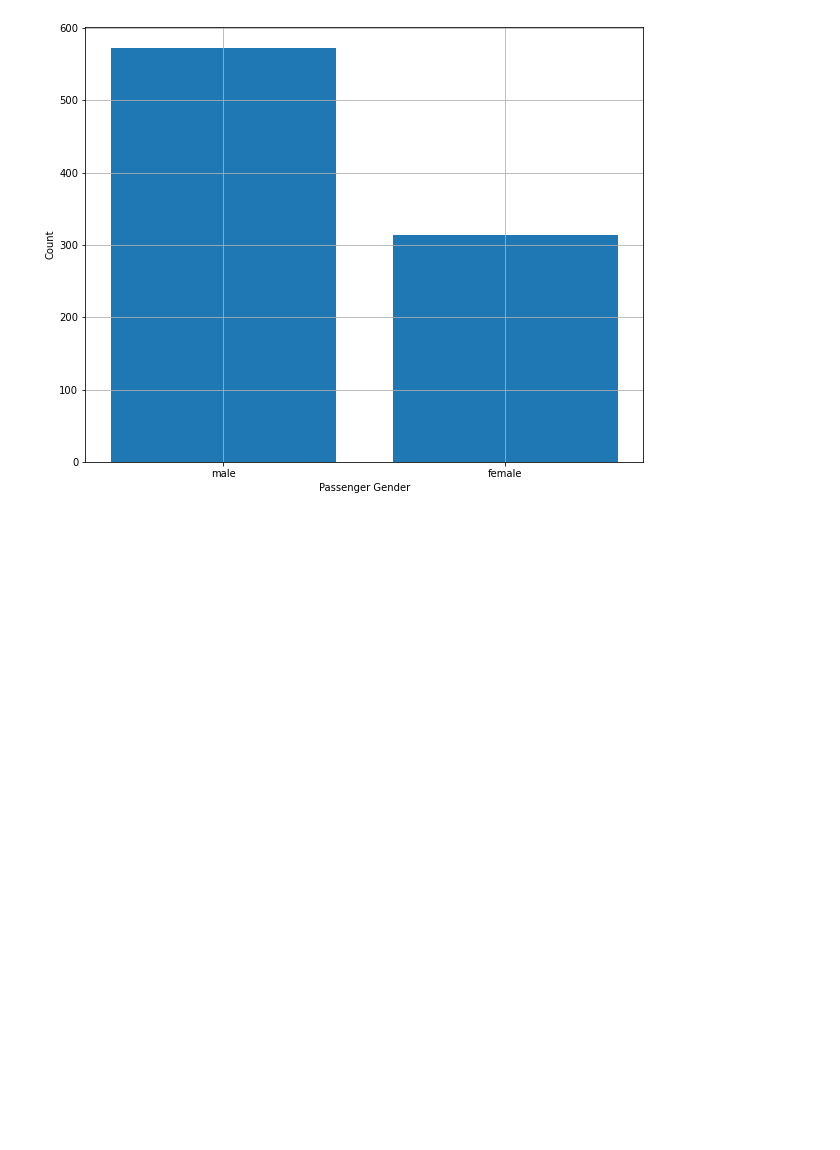
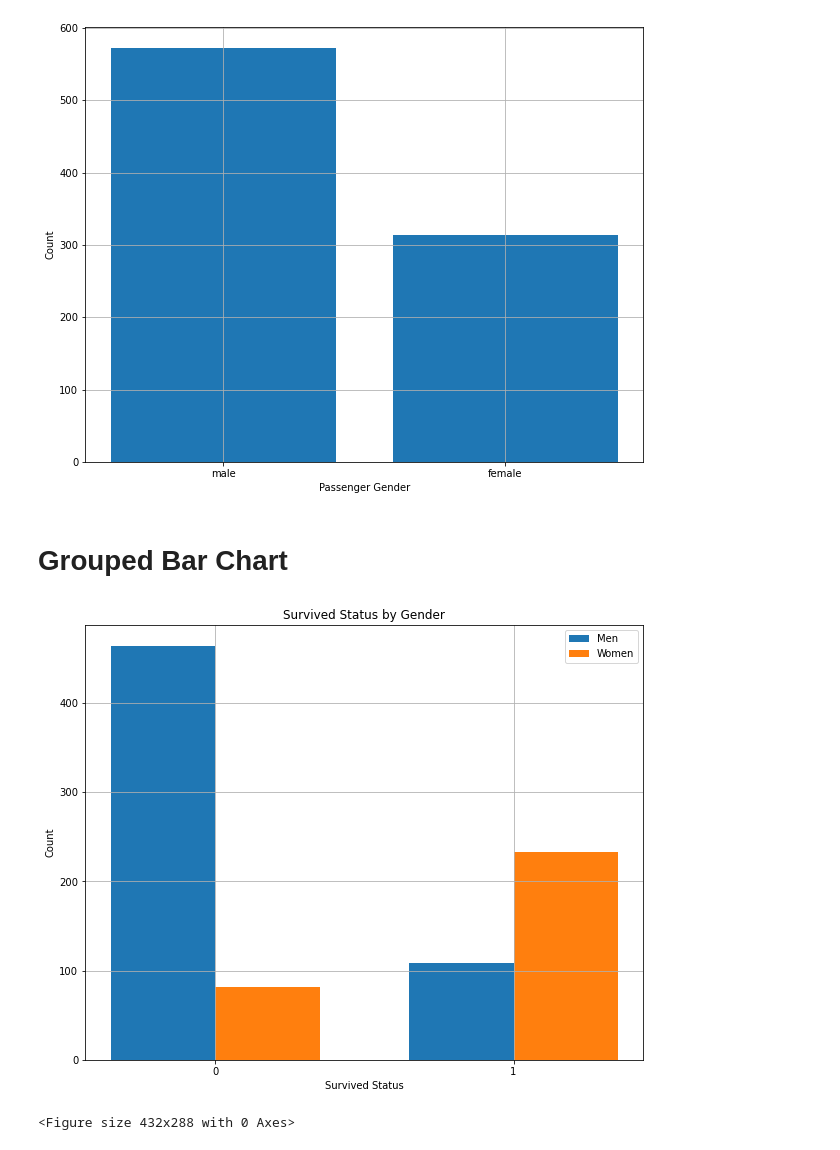
Before and after one commit to oscarm524/Python_Programming_for_Data_Science, a Jupyter notebook: Data_Visualization/Data_Visualization.ipynb, the cells around one changed output. Cells and saved outputs as stored; diff of their text form; code cells hidden in the pictures; blank space fills up the shorter version.

Commit message:
Adding group bar chart

```diff
--- a/Data_Visualization/Data_Visualization.ipynb
+++ b/Data_Visualization/Data_Visualization.ipynb
@@ -120,3 +120,38 @@ plt.show()
 # plt.savefig('bar_chart.pdf')
 # %% [output]
 [figure]
+# %% [markdown]
+# Grouped Bar Chart
+# %%
+## Creating a new figure
+plt.figure(figsize = (10, 8))
+
+## Subsetting the data
+survived = titanic[titanic['Survived'] == 1]
+no_survived = titanic[titanic['Survived'] == 0]
+
+## Creating a grouped bar chart for survived and sex
+values = ['No Survived', 'Survived']
+males = [no_survived[no_survived['Sex'] == 'male'].shape[0], survived[survived['Sex'] == 'male'].shape[0]]
+females = [no_survived[no_survived['Sex'] == 'female'].shape[0], survived[survived['Sex'] == 'female'].shape[0]]
+
+bar_width = 0.35
+x_position = np.arange(len(values))
+
+plt.bar(x_position - bar_width/2, males, bar_width, label = 'Men')
+plt.bar(x_position + bar_width/2, females, bar_width, label = 'Women')
+
+plt.xticks(x_position)
+plt.xlabel('Survived Status')
+plt.ylabel('Count')
+plt.title('Survived Status by Gender')
+plt.legend()
+
+plt.grid()
+plt.show()
+
+## saving the plot
+plt.savefig('group_bar_chart.pdf')
+# %% [output]
+[figure, added]
+<Figure size 432x288 with 0 Axes>
```
